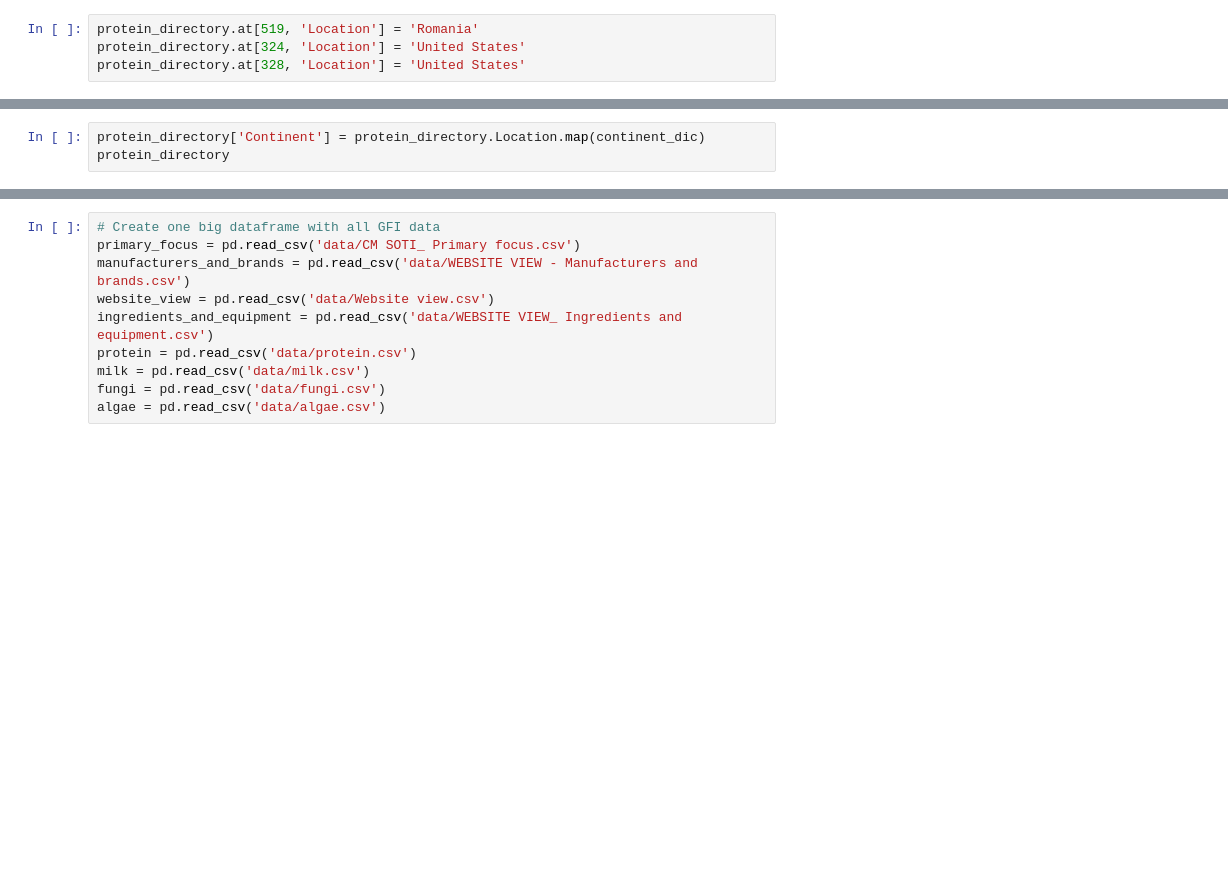
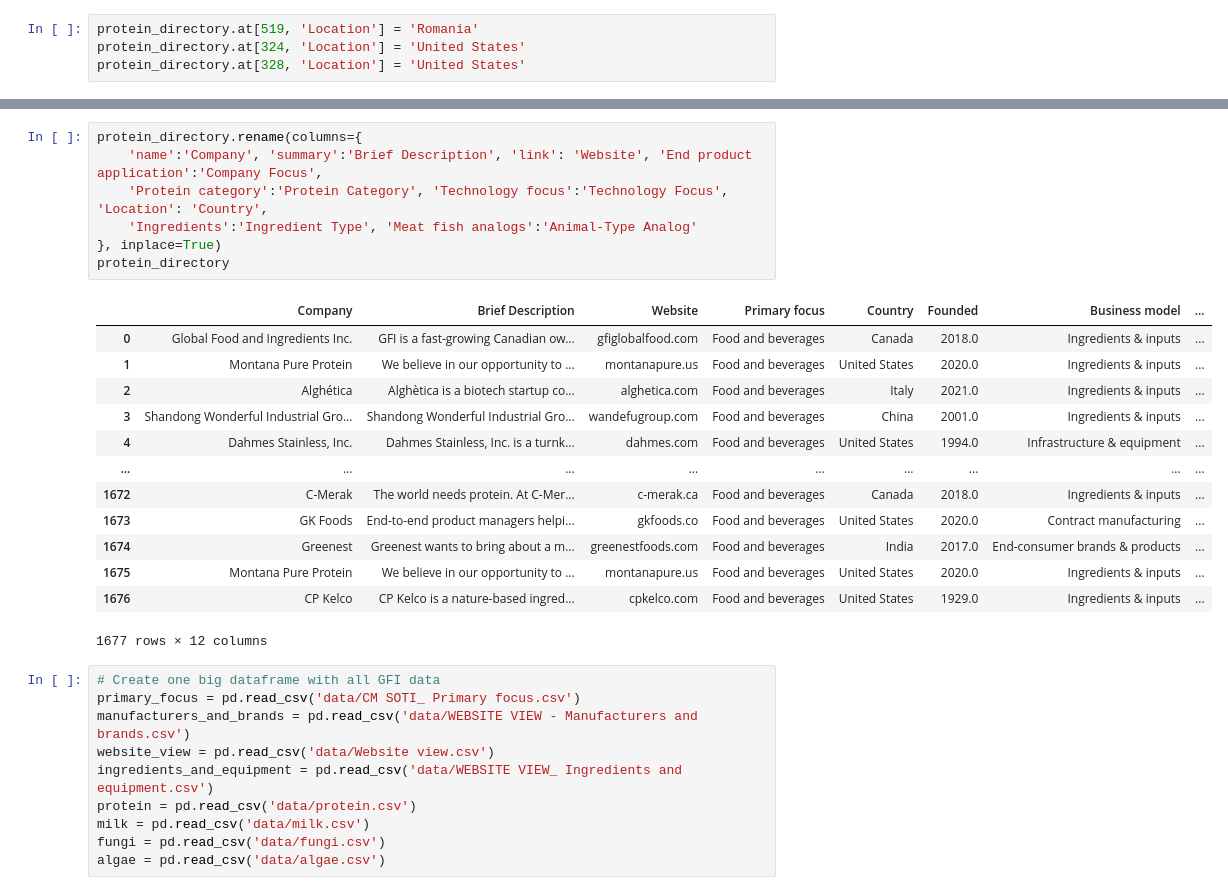
Before and after one commit to mairasalazar/Data-Portfolio, a Jupyter notebook: Alternative Protein companies/Alt Protein Companies.ipynb, the cells around one changed output, grey strips where cells are left out. Cells and saved outputs as stored; diff of their text form; blank space fills up the shorter version.

```diff
--- a/Alternative Protein companies/Alt Protein Companies.ipynb
+++ b/Alternative Protein companies/Alt Protein Companies.ipynb
@@ -37,3 +11,0 @@ continent_dic['Scotland'] = 'Europe'
-# %%
-protein_directory['Continent'] = protein_directory.Location.map(continent_dic)
-protein_directory
@@ -54,3 +12,24 @@ protein_directory
+# %%
+protein_directory.rename(columns={
+    'name':'Company', 'summary':'Brief Description', 'link': 'Website', 'End product application':'Company Focus',
+    'Protein category':'Protein Category', 'Technology focus':'Technology Focus', 'Location': 'Country',
+    'Ingredients':'Ingredient Type', 'Meat fish analogs':'Animal-Type Analog'
+}, inplace=True)
+protein_directory
+# %% [output]
+|  | Company | Brief Description | Website | Primary focus | Country | Founded | Business model | ... |
+| 0 | Global Food and Ingredients Inc. | GFI is a fast-growing Canadian ow... | gfiglobalfood.com | Food and beverages | Canada | 2018.0 | Ingredients & inputs | ... |
+| 1 | Montana Pure Protein | We believe in our opportunity to ... | montanapure.us | Food and beverages | United States | 2020.0 | Ingredients & inputs | ... |
+| 2 | Alghética | Alghètica is a biotech startup co... | alghetica.com | Food and beverages | Italy | 2021.0 | Ingredients & inputs | ... |
+| 3 | Shandong Wonderful Industrial Gro... | Shandong Wonderful Industrial Gro... | wandefugroup.com | Food and beverages | China | 2001.0 | Ingredients & inputs | ... |
+| 4 | Dahmes Stainless, Inc. | Dahmes Stainless, Inc. is a turnk... | dahmes.com | Food and beverages | United States | 1994.0 | Infrastructure & equipment | ... |
+| ... | ... | ... | ... | ... | ... | ... | ... | ... |
+| 1672 | C-Merak | The world needs protein. At C-Mer... | c-merak.ca | Food and beverages | Canada | 2018.0 | Ingredients & inputs | ... |
+| 1673 | GK Foods | End-to-end product managers helpi... | gkfoods.co | Food and beverages | United States | 2020.0 | Contract manufacturing | ... |
+| 1674 | Greenest | Greenest wants to bring about a m... | greenestfoods.com | Food and beverages | India | 2017.0 | End-consumer brands & products | ... |
+| 1675 | Montana Pure Protein | We believe in our opportunity to ... | montanapure.us | Food and beverages | United States | 2020.0 | Ingredients & inputs | ... |
+| 1676 | CP Kelco | CP Kelco is a nature-based ingred... | cpkelco.com | Food and beverages | United States | 1929.0 | Ingredients & inputs | ... |
+1677 rows × 12 columns
 # %%
 # Create one big dataframe with all GFI data
 primary_focus = pd.read_csv('data/CM SOTI_ Primary focus.csv')
```
Also changed, not shown: parts of 36 cells of this notebook.
